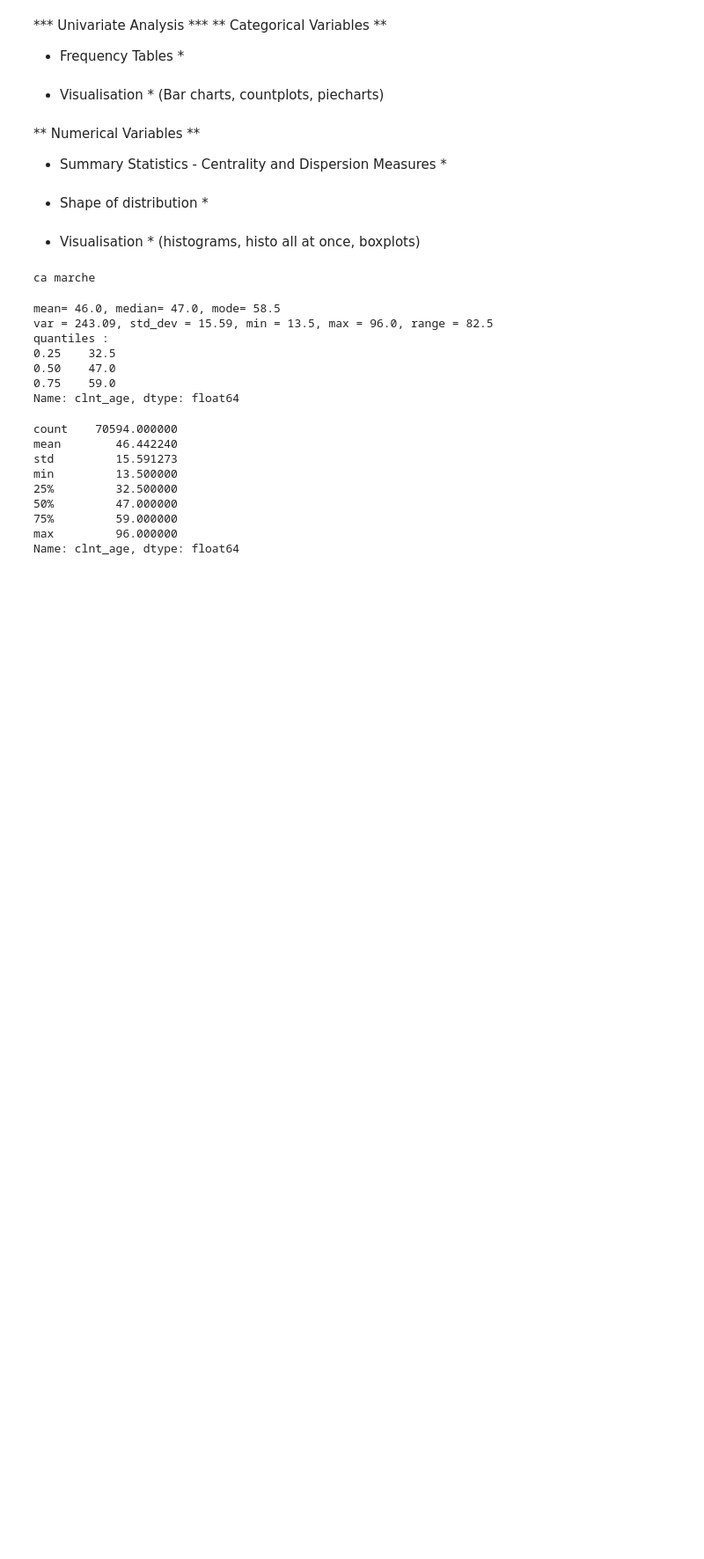
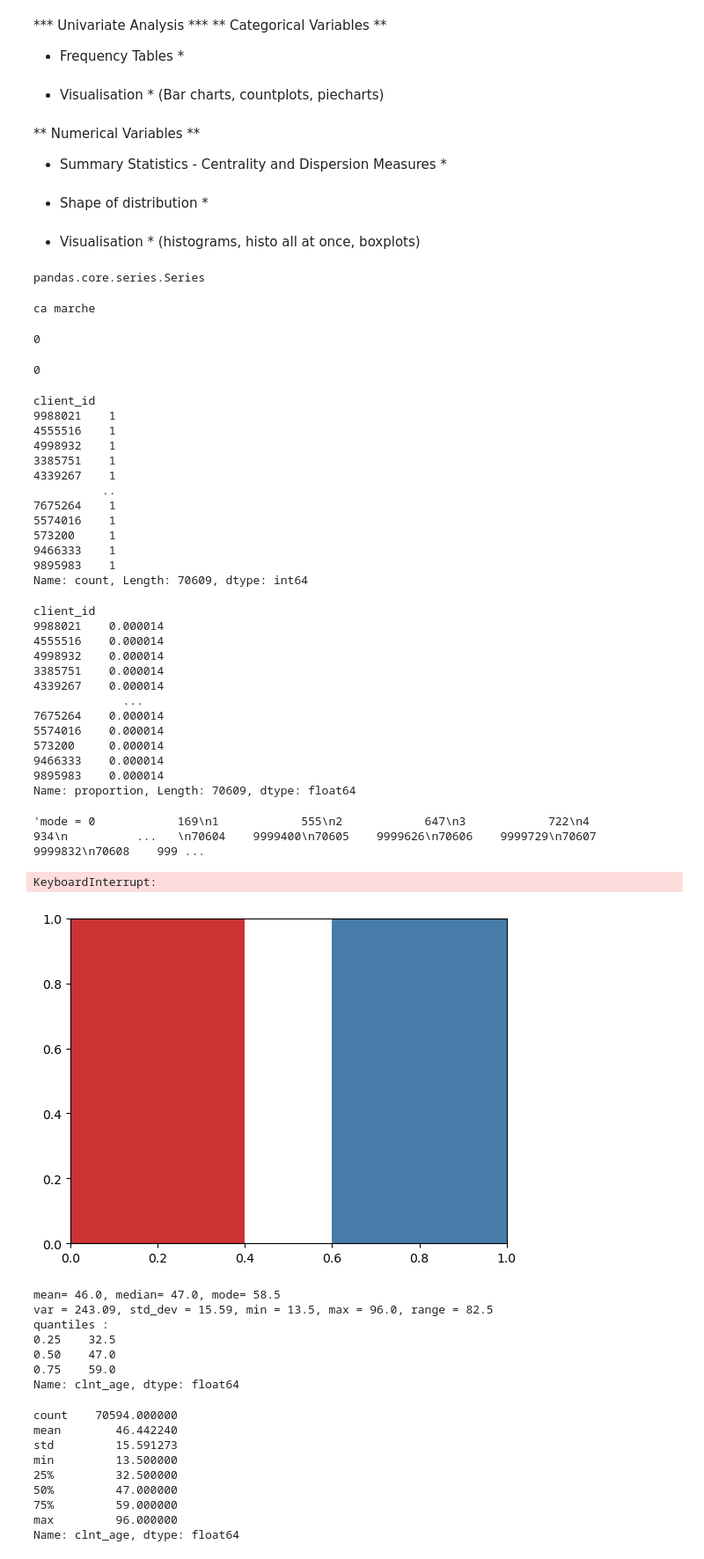
Before and after one commit to javierpeyriere/vanguard-ab-test, a Jupyter notebook: notebooks/vanguard-ab-test-work.ipynb, the cells around one changed output. Shown at 88% size. Cells and saved outputs as stored; diff of their text form; code cells hidden in the pictures; blank space fills up the shorter version.

```diff
--- a/notebooks/vanguard-ab-test-work.ipynb
+++ b/notebooks/vanguard-ab-test-work.ipynb
@@ -213,6 +240,10 @@ Checking for null values or columns to drop, A & B
 * Shape of distribution *
 # %% [markdown]
 * Visualisation * (histograms, histo all at once, boxplots)
+# %%
+type(df1['clnt_age'].value_counts(normalize=True))
+# %% [output]
+pandas.core.series.Series
 # %%
 * Converting continuous to discrete variables: Discretization * (if needed)
 # %%
@@ -243,3 +296,43 @@ def num_stats(df, column):
+# %%
+numerical_df1 = ['clnt_tenure_yr','clnt_tenure_mnth','clnt_age', 'bal']
+categorical_df1= ['client_id', 'Variation', 'gendr', 'num_accts', 'calls_6_mnth', 'logons_6_mnth']
+
+num_stats(df1, 'clnt_tenure_yr' )
+# %%
+for col in categorical_df1:
+    cat_stats(df1, col)
+# %% [output]
+0
+0
+client_id
+9988021    1
+4555516    1
+4998932    1
+3385751    1
+4339267    1
+          ..
+7675264    1
+5574016    1
+573200     1
+9466333    1
+9895983    1
+Name: count, Length: 70609, dtype: int64
+client_id
+9988021    0.000014
+4555516    0.000014
+4998932    0.000014
+3385751    0.000014
+4339267    0.000014
+             ...
+7675264    0.000014
+5574016    0.000014
+573200     0.000014
+9466333    0.000014
+9895983    0.000014
+Name: proportion, Length: 70609, dtype: float64
+'mode = 0            169\n1            555\n2            647\n3            722\n4            934\n          ...   \n70604    9999400\n70605    9999626\n70606    9999729\n70607    9999832\n70608    999 ...
+KeyboardInterrupt:
+[figure, added]
 # %%
 num_stats(df1,'clnt_age')
 # %% [output]
```
Also changed, not shown: parts of 15 cells of this notebook.
